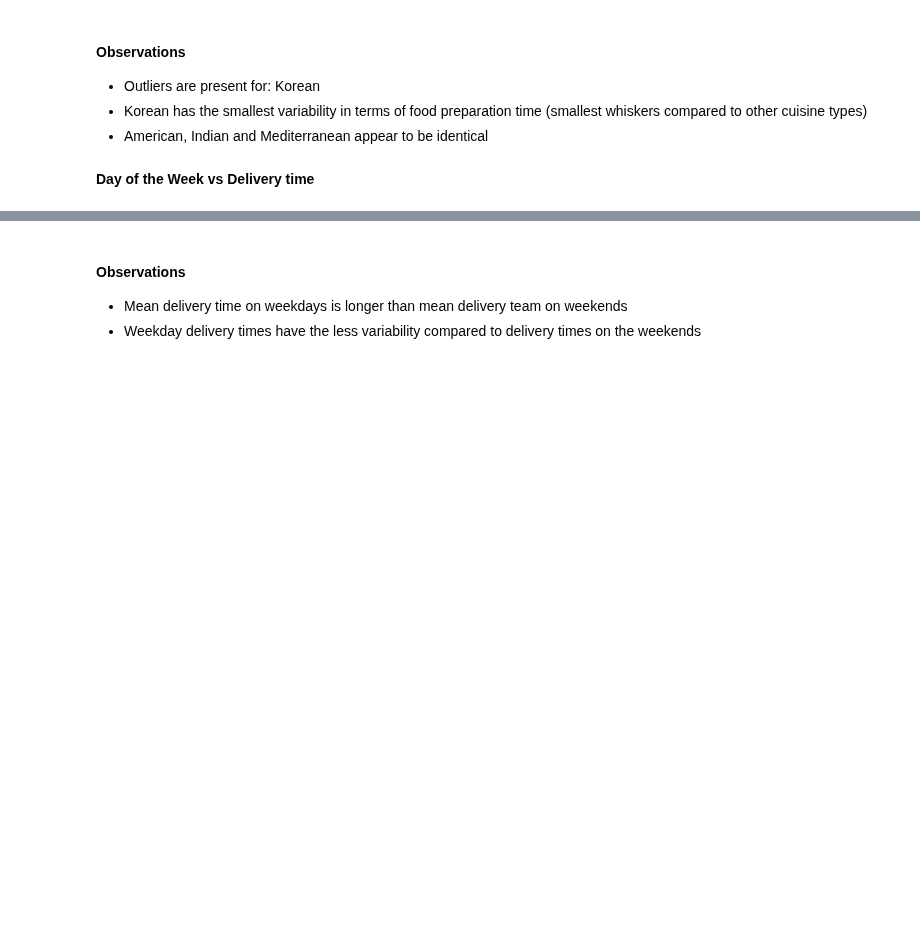
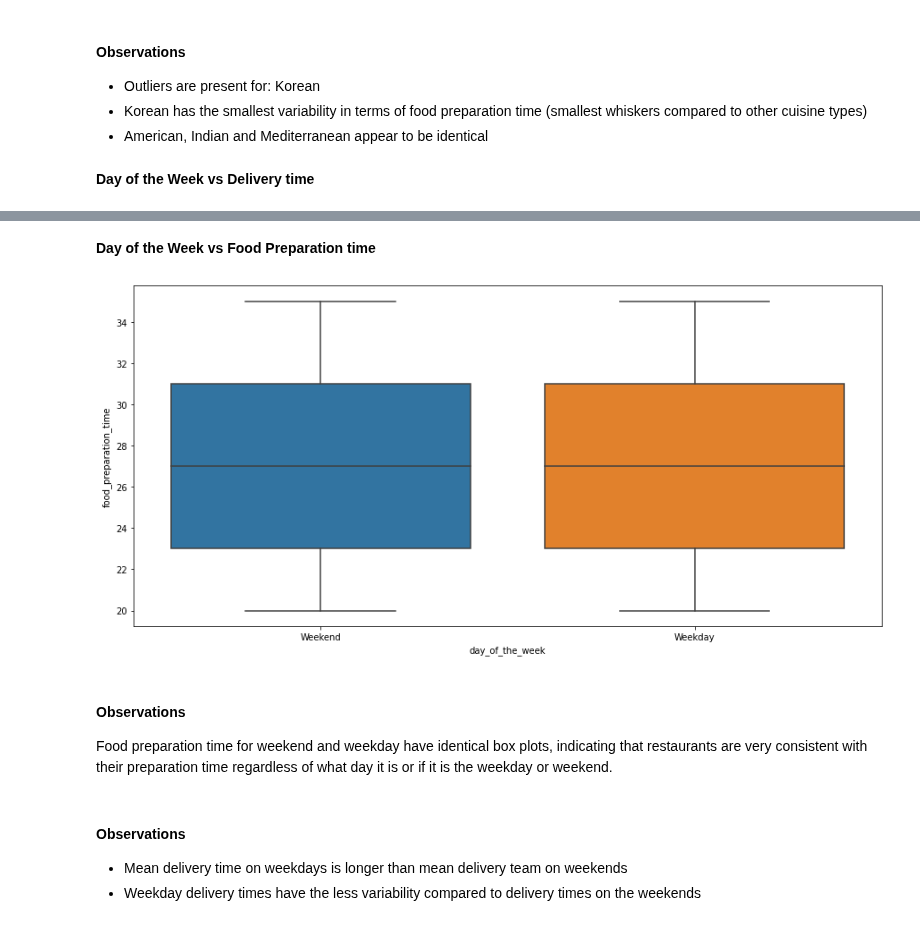
Before and after one commit to FoxHoundOps/PGP-AI-ML, a Jupyter notebook: project1/PYF_Project_LearnerNotebook_FullCode.ipynb, the cells around one changed output, grey strips where cells are left out. Saved outputs shown, nothing was run; the diff lists cells and outputs as text; code cells hidden in the pictures; blank space fills up the shorter version.

```diff
--- a/project1/PYF_Project_LearnerNotebook_FullCode.ipynb
+++ b/project1/PYF_Project_LearnerNotebook_FullCode.ipynb
@@ -500,3 +720,15 @@ plt.show()
+# %% [markdown]
+**Day of the Week vs Food Preparation time**
+# %%
+# Relationship between day of the week and delivery time
+plt.figure(figsize=(15,7))
+sns.boxplot(x='day_of_the_week', y='food_preparation_time', data=df)
+plt.show()
+# %% [output]
+[figure, added]
+# %% [markdown]
+#### Observations
+Food preparation time for weekend and weekday have identical box plots, indicating that restaurants are very consistent with their preparation time regardless of what day it is or if it is the weekday or weekend.
 # %% [markdown]
 #### Observations
 - Mean delivery time on weekdays is longer than mean delivery team on weekends
```
Also changed, not shown: parts of 63 cells of this notebook.
